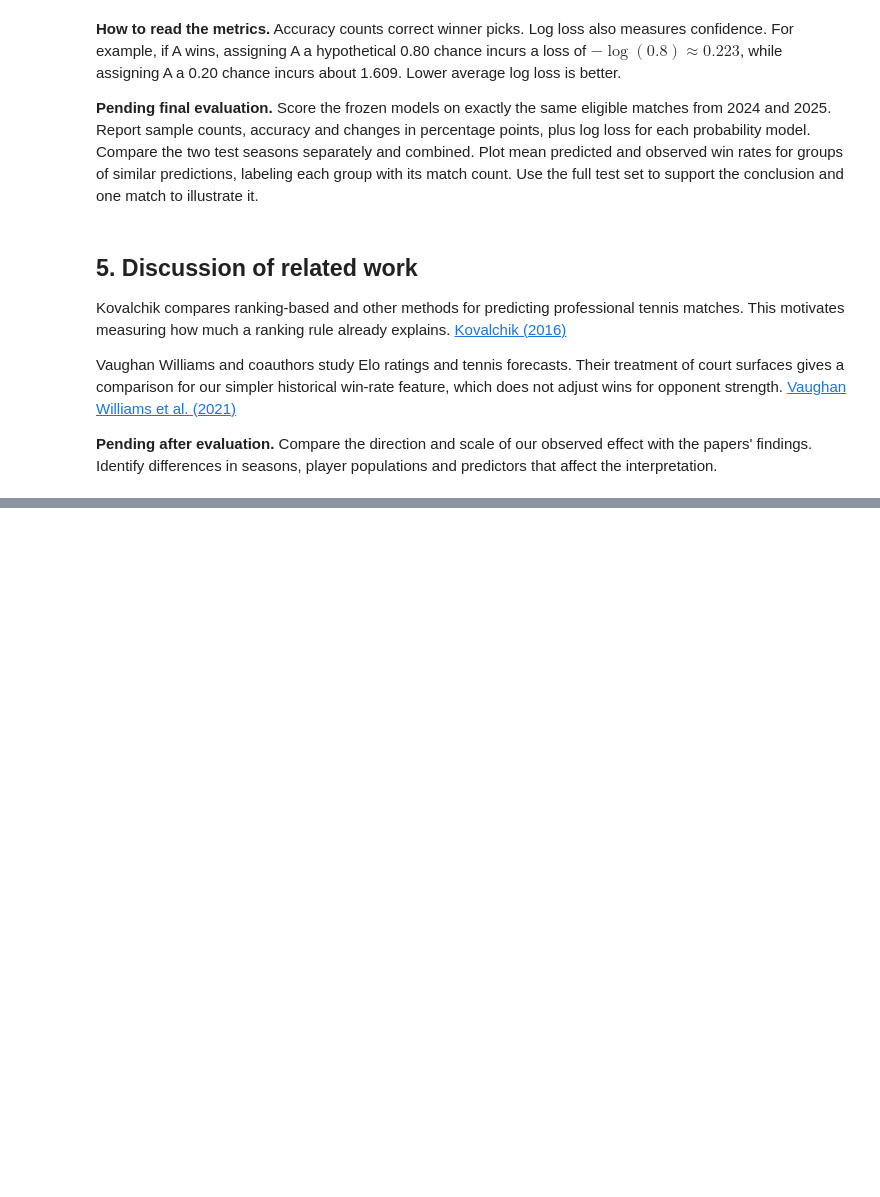
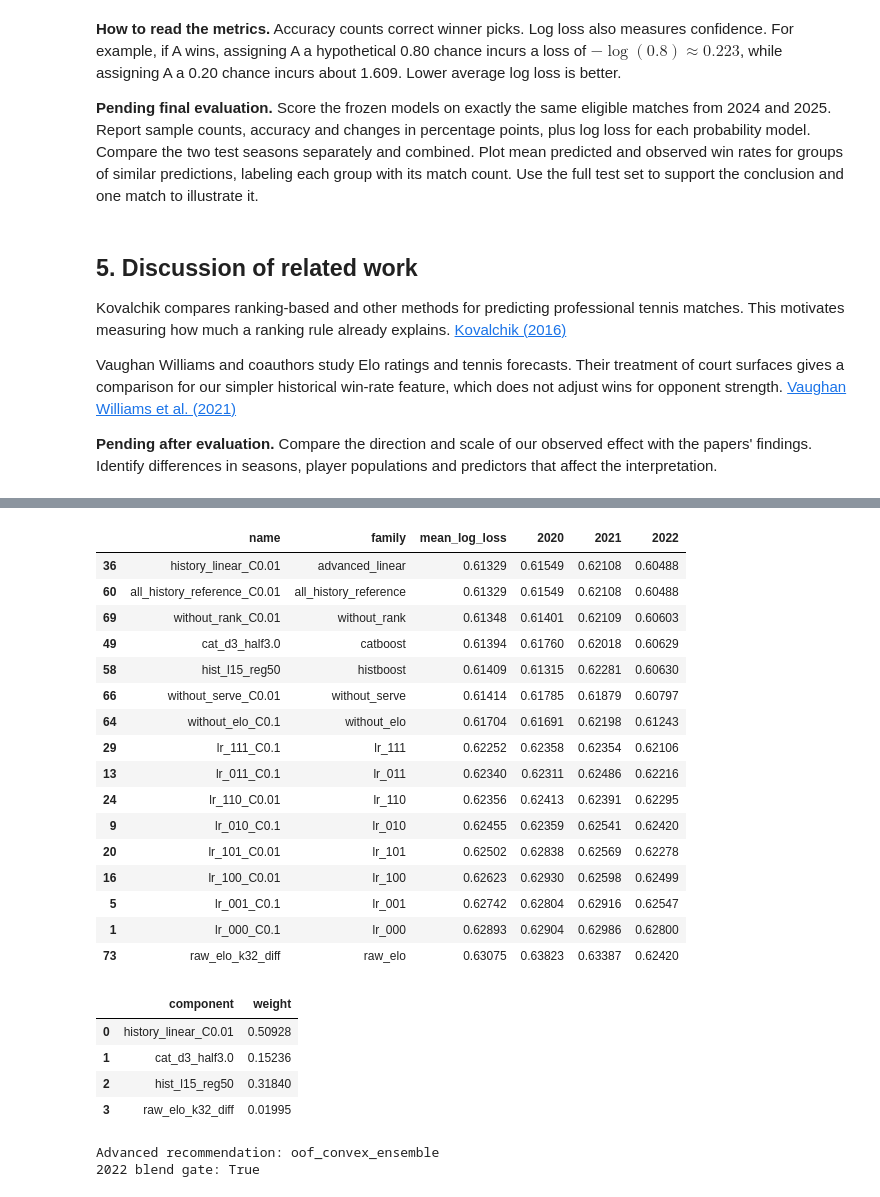
Before and after one commit to Jerry-111/atp-match-prediction, a Jupyter notebook: analysis.ipynb, the cells around one changed output, grey strips where cells are left out. Cells and saved outputs as stored; diff of their text form; code cells hidden in the pictures; blank space fills up the shorter version.

```diff
--- a/analysis.ipynb
+++ b/analysis.ipynb
@@ -244,0 +297,31 @@ Vaughan Williams and coauthors study Elo ratings and tennis forecasts. Their tre
+# %%
+selected_names = list(report['frozen']['selected_by_family'].values())
+display(report['cv'][report['cv'].name.isin(selected_names)].sort_values('mean_log_loss'))
+display(pd.DataFrame({'component': report['frozen']['ensemble_components'], 'weight': report['frozen']['ensemble_weights']}))
+print('Advanced recommendation:', report['frozen']['advanced_champion'])
+print('2022 blend gate:', report['frozen']['ensemble_gate_2022'])
+# %% [output]
+|  | name | family | mean_log_loss | 2020 | 2021 | 2022 |
+| 36 | history_linear_C0.01 | advanced_linear | 0.61329 | 0.61549 | 0.62108 | 0.60488 |
+| 60 | all_history_reference_C0.01 | all_history_reference | 0.61329 | 0.61549 | 0.62108 | 0.60488 |
+| 69 | without_rank_C0.01 | without_rank | 0.61348 | 0.61401 | 0.62109 | 0.60603 |
+| 49 | cat_d3_half3.0 | catboost | 0.61394 | 0.61760 | 0.62018 | 0.60629 |
+| 58 | hist_l15_reg50 | histboost | 0.61409 | 0.61315 | 0.62281 | 0.60630 |
+| 66 | without_serve_C0.01 | without_serve | 0.61414 | 0.61785 | 0.61879 | 0.60797 |
+| 64 | without_elo_C0.1 | without_elo | 0.61704 | 0.61691 | 0.62198 | 0.61243 |
+| 29 | lr_111_C0.1 | lr_111 | 0.62252 | 0.62358 | 0.62354 | 0.62106 |
+| 13 | lr_011_C0.1 | lr_011 | 0.62340 | 0.62311 | 0.62486 | 0.62216 |
+| 24 | lr_110_C0.01 | lr_110 | 0.62356 | 0.62413 | 0.62391 | 0.62295 |
+| 9 | lr_010_C0.1 | lr_010 | 0.62455 | 0.62359 | 0.62541 | 0.62420 |
+| 20 | lr_101_C0.01 | lr_101 | 0.62502 | 0.62838 | 0.62569 | 0.62278 |
+| 16 | lr_100_C0.01 | lr_100 | 0.62623 | 0.62930 | 0.62598 | 0.62499 |
+| 5 | lr_001_C0.1 | lr_001 | 0.62742 | 0.62804 | 0.62916 | 0.62547 |
+| 1 | lr_000_C0.1 | lr_000 | 0.62893 | 0.62904 | 0.62986 | 0.62800 |
+| 73 | raw_elo_k32_diff | raw_elo | 0.63075 | 0.63823 | 0.63387 | 0.62420 |
+|  | component | weight |
+| 0 | history_linear_C0.01 | 0.50928 |
+| 1 | cat_d3_half3.0 | 0.15236 |
+| 2 | hist_l15_reg50 | 0.31840 |
+| 3 | raw_elo_k32_diff | 0.01995 |
+Advanced recommendation: oof_convex_ensemble
+2022 blend gate: True
```
Also changed, not shown: parts of 13 cells of this notebook, 27 other files.
